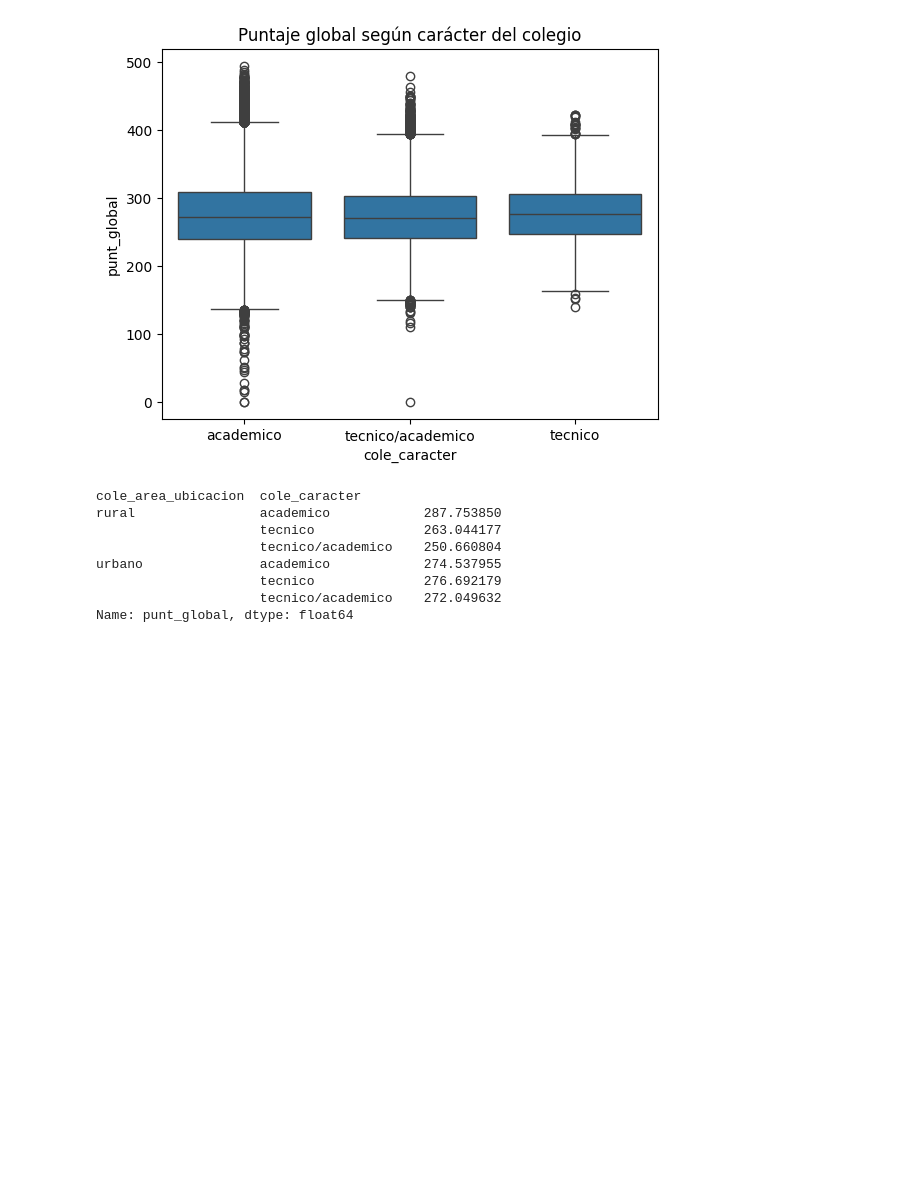
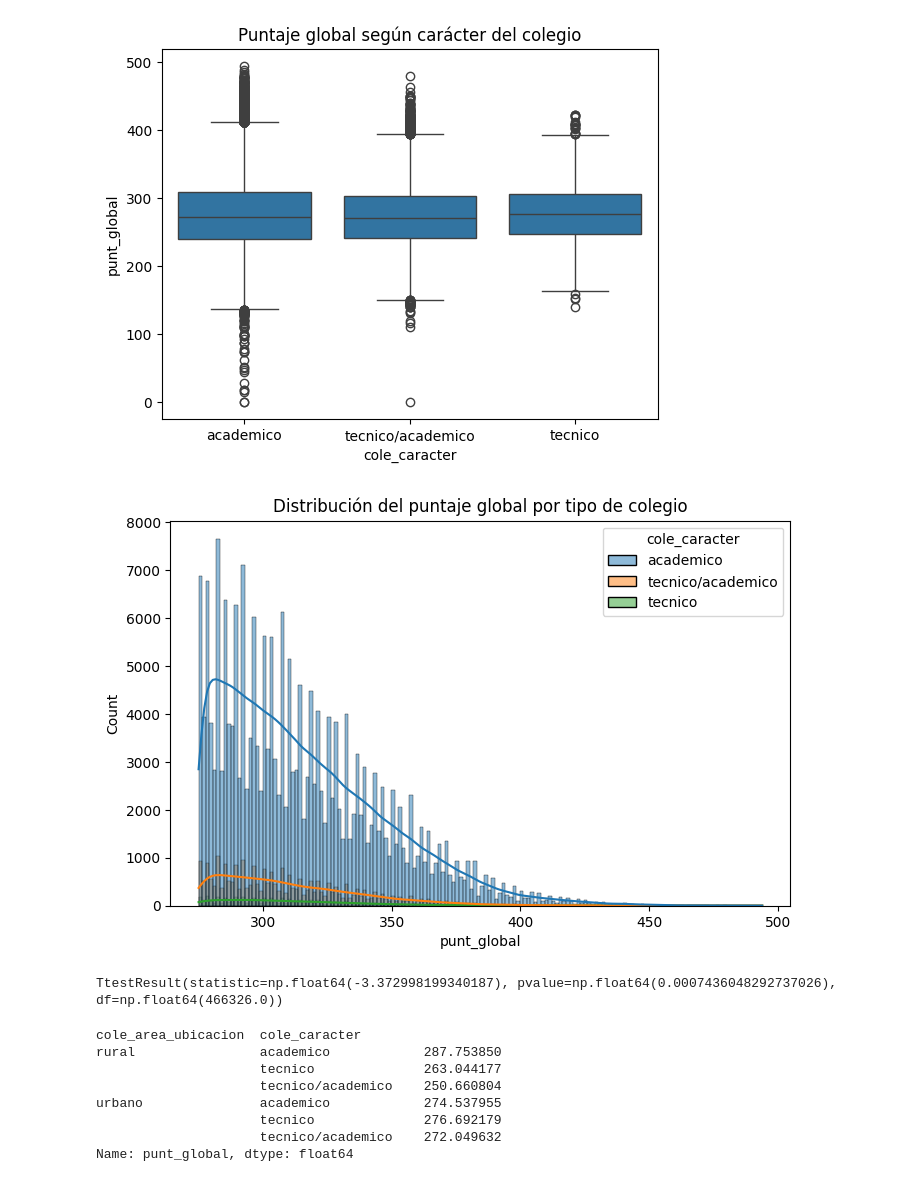
Before and after one commit to jhernandezj09/Proyecto-1, a Jupyter notebook: notebooks/AnalisisDatos.ipynb, the cells around one changed output. Cells and saved outputs as stored; diff of their text form; code cells hidden in the pictures; blank space fills up the shorter version.

```diff
--- a/notebooks/AnalisisDatos.ipynb
+++ b/notebooks/AnalisisDatos.ipynb
@@ -92,6 +108,28 @@ plt.title("Puntaje global según carácter del colegio")
 plt.show()
 # %% [output]
 [figure]
+# %%
+plt.figure(figsize=(8,5))
+
+sns.histplot(
+    data=df2,
+    x="punt_global",
+    hue="cole_caracter",
+    kde=True
+)
+
+plt.title("Distribución del puntaje global por tipo de colegio")
+plt.show()
+# %% [output]
+[figure, added]
+# %%
+academico = df[df["cole_caracter"]=="academico"]["punt_global"]
+tecnico = df[df["cole_caracter"]=="tecnico"]["punt_global"]
+
+resultado = stats.ttest_ind(academico, tecnico)
+resultado
+# %% [output]
+TtestResult(statistic=np.float64(-3.372998199340187), pvalue=np.float64(0.0007436048292737026), df=np.float64(466326.0))
 # %%
 df2.groupby(["cole_area_ubicacion", "cole_caracter"])["punt_global"].mean()
 # %% [output]
```
Also changed, not shown: parts of 2 cells of this notebook.
